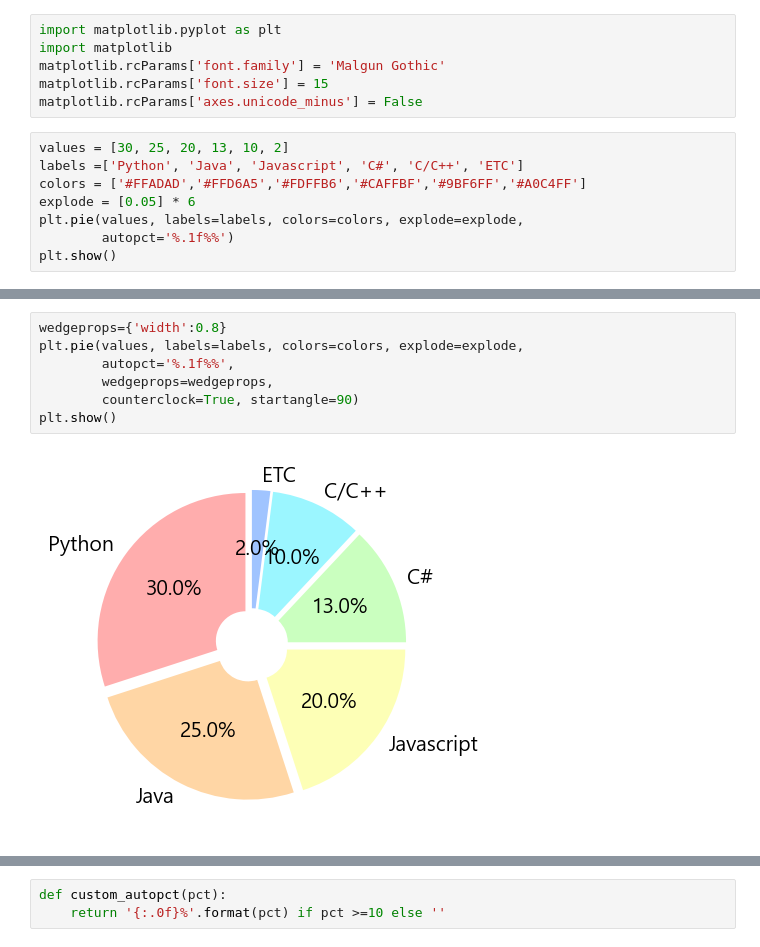
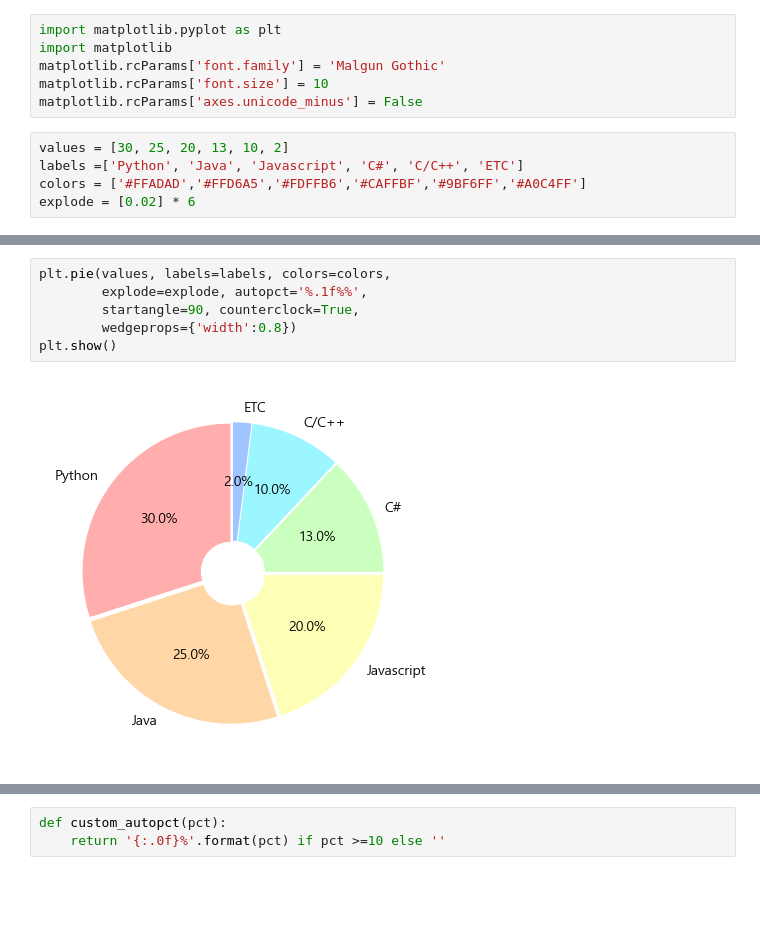
Before and after one commit to helen-cho/data, a Jupyter notebook: python/데이터시각화/12.원그래프(심화).ipynb, the cells around one changed output, grey strips where cells are left out. Cells and saved outputs as stored; diff of their text form; blank space fills up the shorter version.

```diff
--- a/python/데이터시각화/12.원그래프(심화).ipynb
+++ b/python/데이터시각화/12.원그래프(심화).ipynb
@@ -2,13 +2,10 @@
 import matplotlib.pyplot as plt
 import matplotlib
 matplotlib.rcParams['font.family'] = 'Malgun Gothic'
-matplotlib.rcParams['font.size'] = 15
+matplotlib.rcParams['font.size'] = 10
 matplotlib.rcParams['axes.unicode_minus'] = False
 # %%
 values = [30, 25, 20, 13, 10, 2]
 labels =['Python', 'Java', 'Javascript', 'C#', 'C/C++', 'ETC']
 colors = ['#FFADAD','#FFD6A5','#FDFFB6','#CAFFBF','#9BF6FF','#A0C4FF']
-explode = [0.05] * 6
-plt.pie(values, labels=labels, colors=colors, explode=explode,
-        autopct='%.1f%%')
-plt.show()
+explode = [0.02] * 6
@@ -17,10 +18,9 @@ plt.show()
 # %%
-wedgeprops={'width':0.8}
-plt.pie(values, labels=labels, colors=colors, explode=explode,
-        autopct='%.1f%%',
-        wedgeprops=wedgeprops,
-        counterclock=True, startangle=90)
+plt.pie(values, labels=labels, colors=colors,
+        explode=explode, autopct='%.1f%%',
+        startangle=90, counterclock=True,
+        wedgeprops={'width':0.8})
 plt.show()
 # %% [output]
-[figure, old version]
+[figure, new version]
 # %%
```
Also changed, not shown: parts of 21 cells of this notebook, 9 other files.
